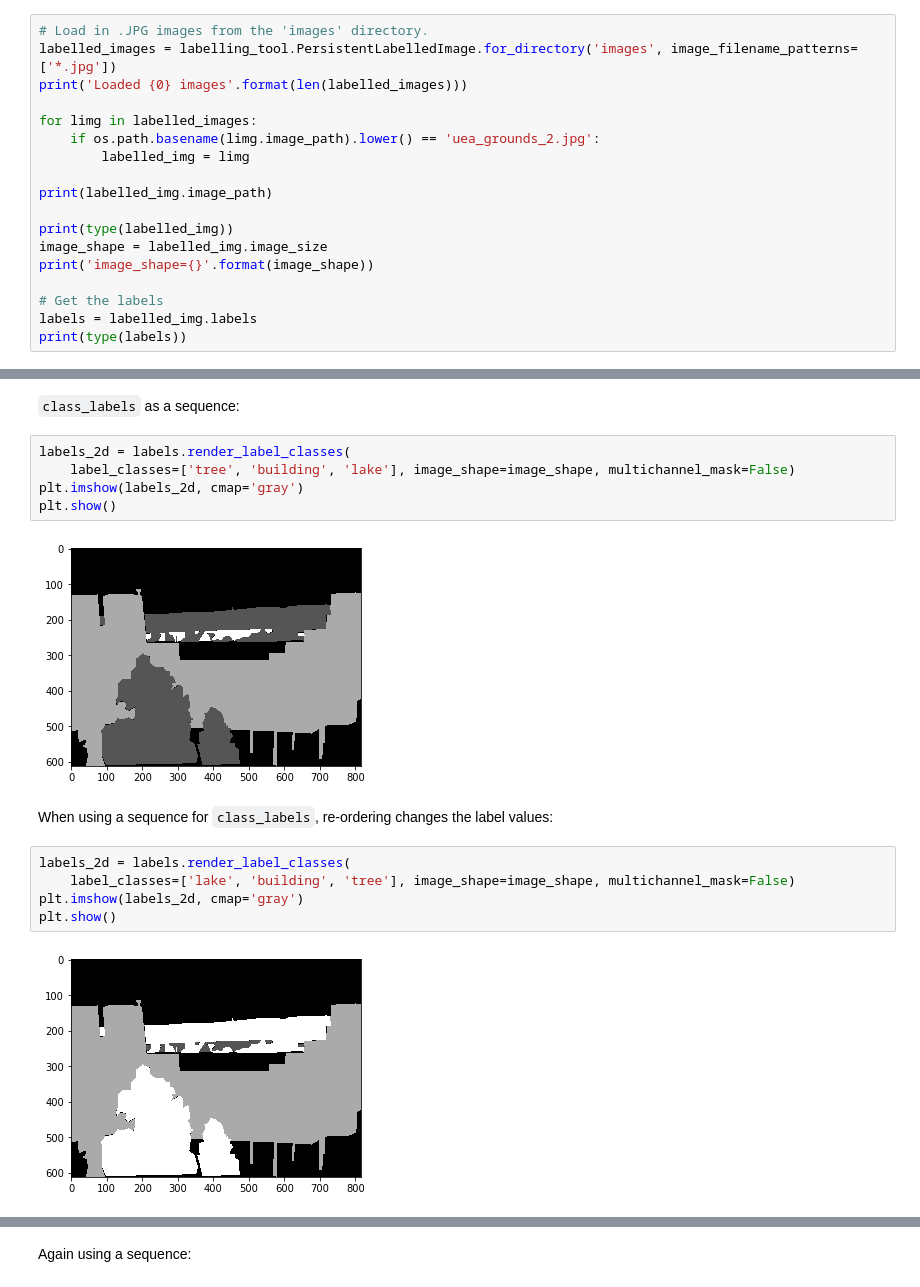
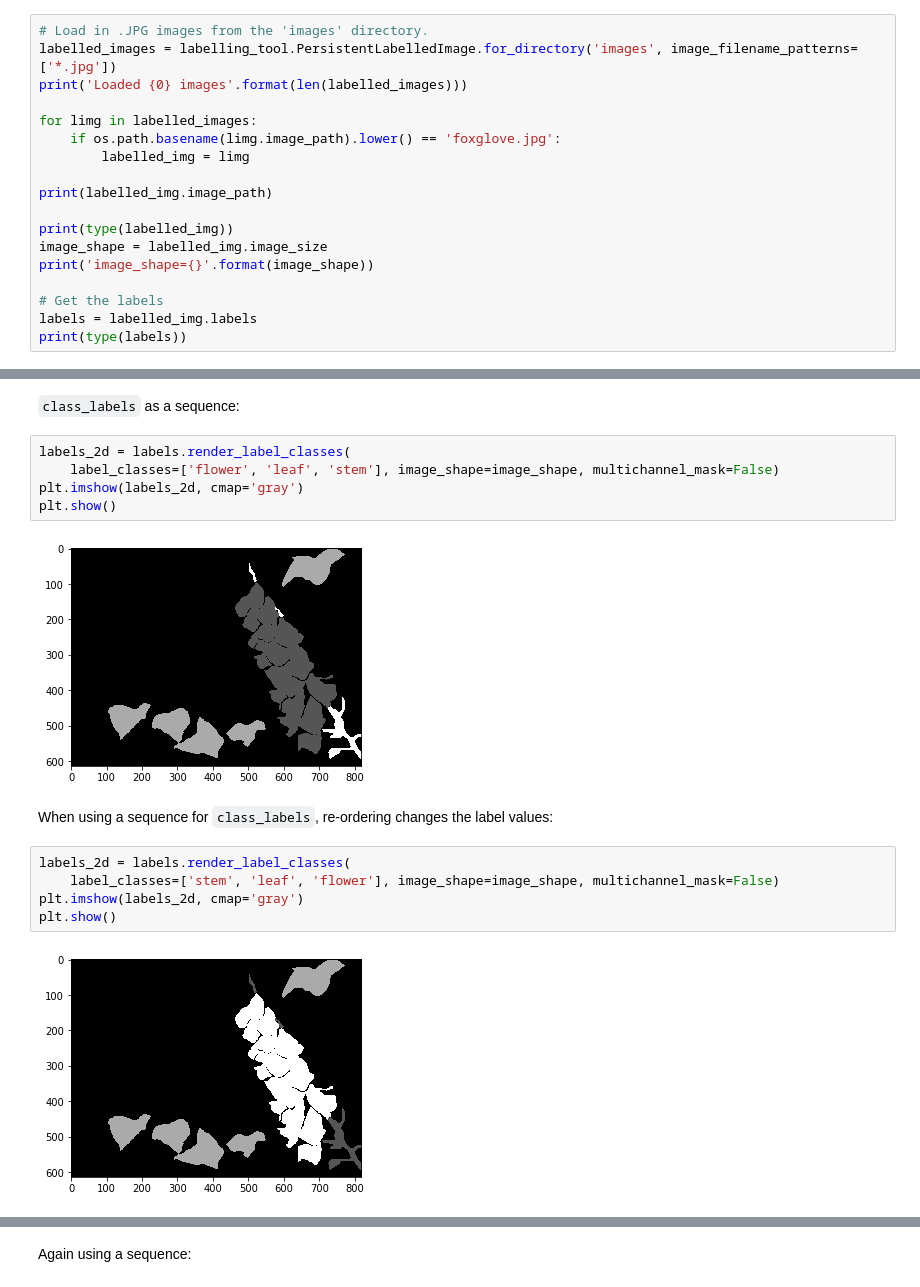
Before and after one commit to Britefury/django-labeller, a Jupyter notebook: Image labeller notebook.ipynb, the cells around one changed output, grey strips where cells are left out. Cells and saved outputs as stored; diff of their text form.

```diff
--- a/Image labeller notebook.ipynb
+++ b/Image labeller notebook.ipynb
@@ -26,7 +28,7 @@ labelled_images = labelling_tool.PersistentLabelledImage.for_directory('images',
 print('Loaded {0} images'.format(len(labelled_images)))
 
 for limg in labelled_images:
-    if os.path.basename(limg.image_path).lower() == 'uea_grounds_2.jpg':
+    if os.path.basename(limg.image_path).lower() == 'foxglove.jpg':
         labelled_img = limg
 
 print(labelled_img.image_path)
@@ -81,18 +83,18 @@ plt.show()
 `class_labels` as a sequence:
 # %%
 labels_2d = labels.render_label_classes(
-    label_classes=['tree', 'building', 'lake'], image_shape=image_shape, multichannel_mask=False)
+    label_classes=['flower', 'leaf', 'stem'], image_shape=image_shape, multichannel_mask=False)
 plt.imshow(labels_2d, cmap='gray')
 plt.show()
 # %% [output]
-[figure, old version]
+[figure, new version]
 # %% [markdown]
 When using a sequence for `class_labels`, re-ordering changes the label values:
 # %%
 labels_2d = labels.render_label_classes(
-    label_classes=['lake', 'building', 'tree'], image_shape=image_shape, multichannel_mask=False)
+    label_classes=['stem', 'leaf', 'flower'], image_shape=image_shape, multichannel_mask=False)
 plt.imshow(labels_2d, cmap='gray')
 plt.show()
 # %% [output]
-[figure, old version]
+[figure, new version]
 # %% [markdown]
```
Also changed, not shown: parts of 25 cells of this notebook, 49 other files.
